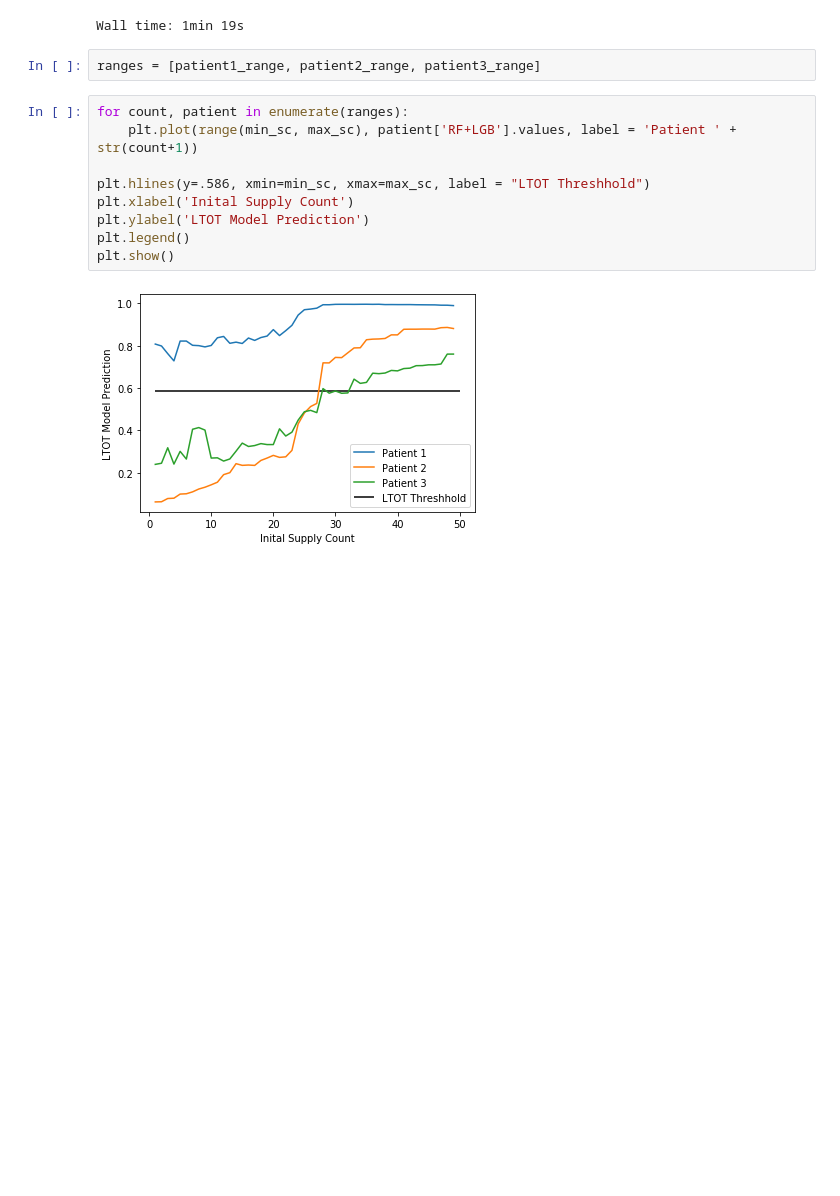
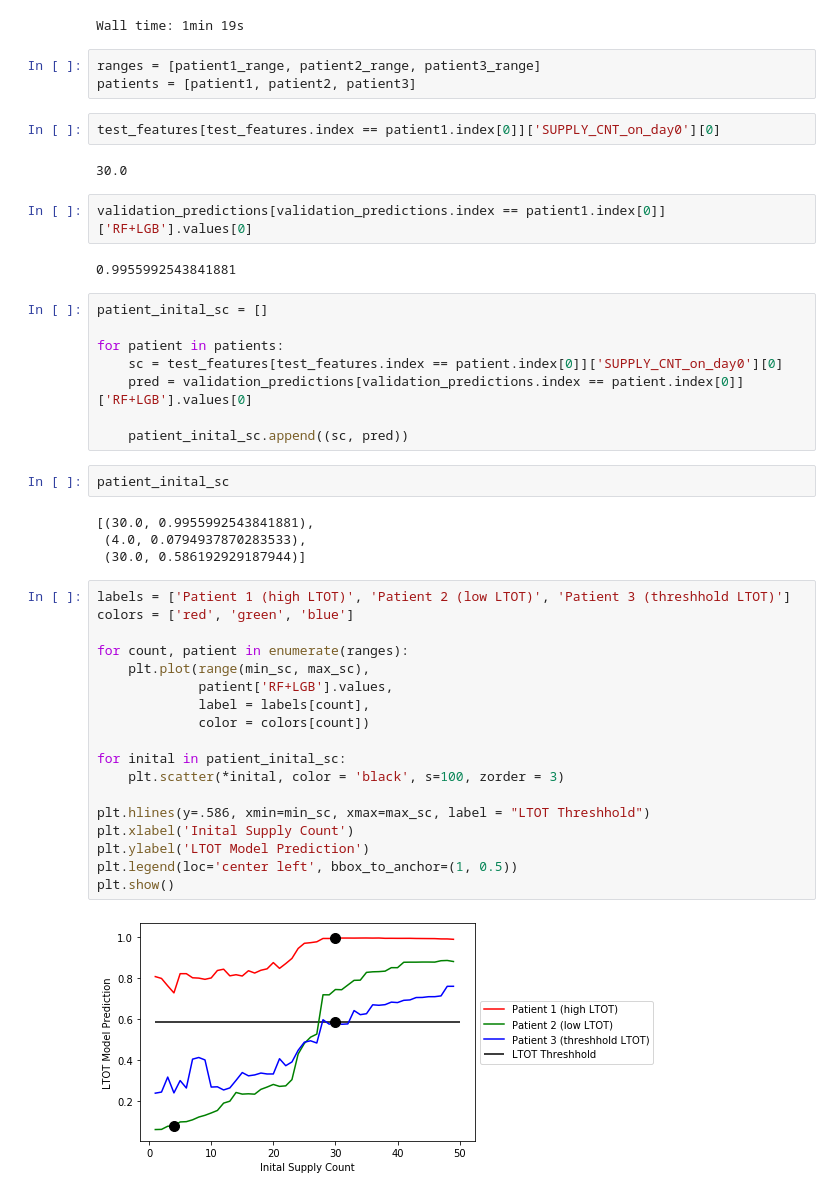
Before and after one commit to chenson2018/Humana-Mays-Competition, a Jupyter notebook: Final Model/Three Patients.ipynb, the cells around one changed output. Drawn from its saved outputs; the diff is of its cells as text; blank space fills up the shorter version.

```diff
--- a/Final Model/Three Patients.ipynb
+++ b/Final Model/Three Patients.ipynb
@@ -386,14 +386,46 @@ patient3_range = get_prediction_range(patient3, min_sc, max_sc, 1)
 Wall time: 1min 19s
 # %%
 ranges = [patient1_range, patient2_range, patient3_range]
+patients = [patient1, patient2, patient3]
+# %%
+test_features[test_features.index == patient1.index[0]]['SUPPLY_CNT_on_day0'][0]
+# %% [output]
+30.0
+# %%
+validation_predictions[validation_predictions.index == patient1.index[0]]['RF+LGB'].values[0]
+# %% [output]
+0.9955992543841881
+# %%
+patient_inital_sc = []
+
+for patient in patients:
+    sc = test_features[test_features.index == patient.index[0]]['SUPPLY_CNT_on_day0'][0]
+    pred = validation_predictions[validation_predictions.index == patient.index[0]]['RF+LGB'].values[0]
+
+    patient_inital_sc.append((sc, pred))
+# %%
+patient_inital_sc
+# %% [output]
+[(30.0, 0.9955992543841881),
+ (4.0, 0.0794937870283533),
+ (30.0, 0.586192929187944)]
 # %%
+labels = ['Patient 1 (high LTOT)', 'Patient 2 (low LTOT)', 'Patient 3 (threshhold LTOT)']
+colors = ['red', 'green', 'blue']
+
 for count, patient in enumerate(ranges):
-    plt.plot(range(min_sc, max_sc), patient['RF+LGB'].values, label = 'Patient ' + str(count+1))
+    plt.plot(range(min_sc, max_sc),
+             patient['RF+LGB'].values,
+             label = labels[count],
+             color = colors[count])
+
+for inital in patient_inital_sc:
+    plt.scatter(*inital, color = 'black', s=100, zorder = 3)
 
 plt.hlines(y=.586, xmin=min_sc, xmax=max_sc, label = "LTOT Threshhold")
 plt.xlabel('Inital Supply Count')
 plt.ylabel('LTOT Model Prediction')
-plt.legend()
+plt.legend(loc='center left', bbox_to_anchor=(1, 0.5))
 plt.show()
 # %% [output]
-[figure, old version]
+[figure, new version]
```
